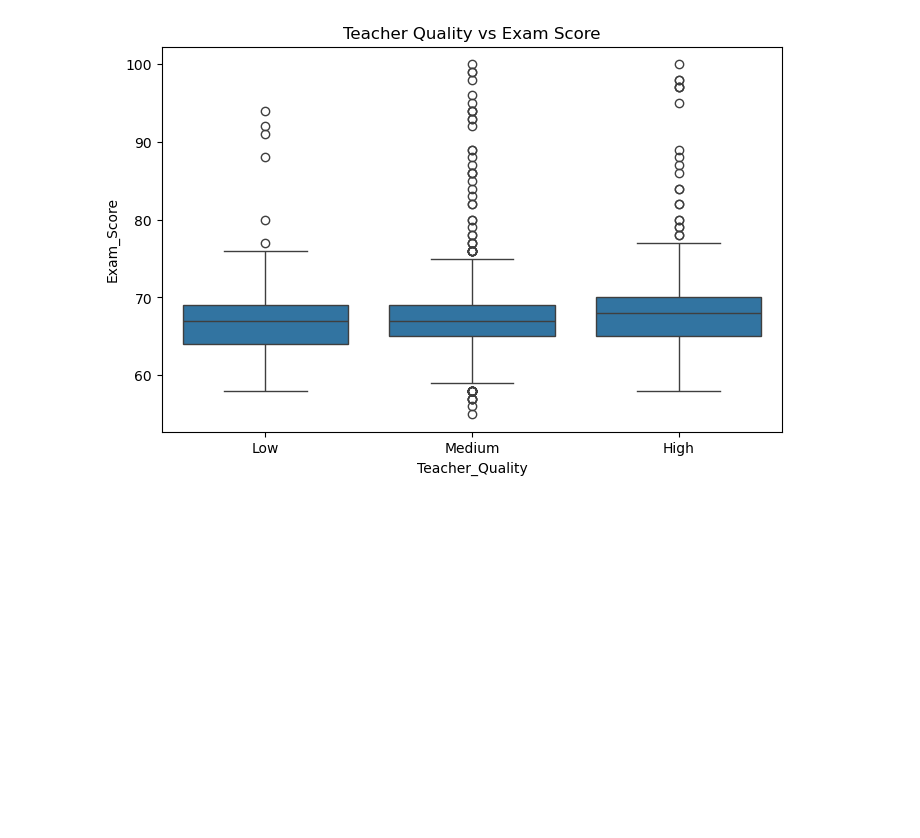
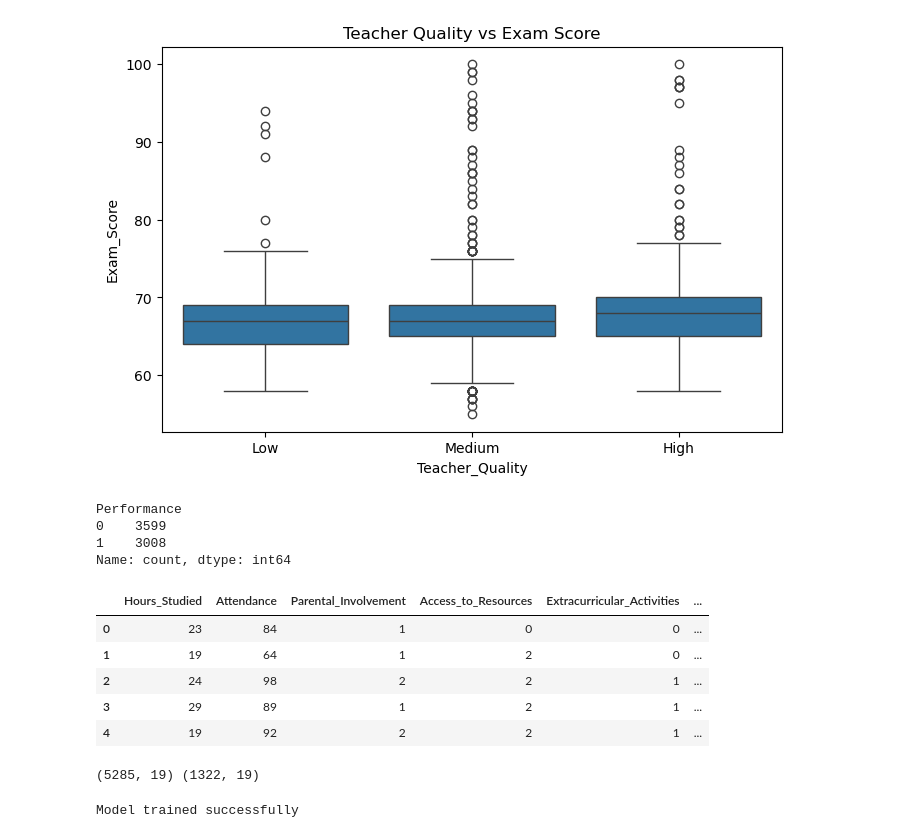
Before and after one commit to Zabinn/student-performance-svm, a Jupyter notebook: notebooks/eda_and_model.ipynb, the cells around one changed output. Drawn from its saved outputs; the diff is of its cells as text; code cells hidden in the pictures; blank space fills up the shorter version.

Commit message:
Add SVM model: train/test split, RBF kernel, 92.7% accuracy

```diff
--- a/notebooks/eda_and_model.ipynb
+++ b/notebooks/eda_and_model.ipynb
@@ -170,3 +170,53 @@ plt.title('Teacher Quality vs Exam Score')
 plt.show()
 # %% [output]
 [figure]
+# %%
+median_score=df['Exam_Score'].median()
+df['Performance']=(df['Exam_Score']>median_score).astype(int)
+df['Performance'].value_counts()
+# %% [output]
+Performance
+0    3599
+1    3008
+Name: count, dtype: int64
+# %%
+from sklearn.preprocessing import LabelEncoder
+
+X = df.drop(['Exam_Score', 'Performance'], axis=1)
+y = df['Performance']
+
+# Encode categorical columns
+le = LabelEncoder()
+for col in X.select_dtypes(include='object').columns:
+    X[col] = le.fit_transform(X[col])
+
+X.head()
+# %% [output]
+|  | Hours_Studied | Attendance | Parental_Involvement | Access_to_Resources | Extracurricular_Activities | ... |
+| 0 | 23 | 84 | 1 | 0 | 0 | ... |
+| 1 | 19 | 64 | 1 | 2 | 0 | ... |
+| 2 | 24 | 98 | 2 | 2 | 1 | ... |
+| 3 | 29 | 89 | 1 | 2 | 1 | ... |
+| 4 | 19 | 92 | 2 | 2 | 1 | ... |
+# %%
+from sklearn.model_selection import train_test_split
+
+X_train, X_test, y_train, y_test = train_test_split(X, y, test_size=0.2, random_state=42)
+
+print(X_train.shape, X_test.shape)
+# %% [output]
+(5285, 19) (1322, 19)
+# %%
+from sklearn.svm import SVC
+from sklearn.preprocessing import StandardScaler
+
+scaler = StandardScaler()
+X_train_scaled = scaler.fit_transform(X_train)
+X_test_scaled = scaler.transform(X_test)
+
+model = SVC(kernel='rbf', random_state=42)
+model.fit(X_train_scaled, y_train)
+
+print("Model trained successfully")
+# %% [output]
+Model trained successfully
```
Also changed, not shown: parts of 3 cells of this notebook.
